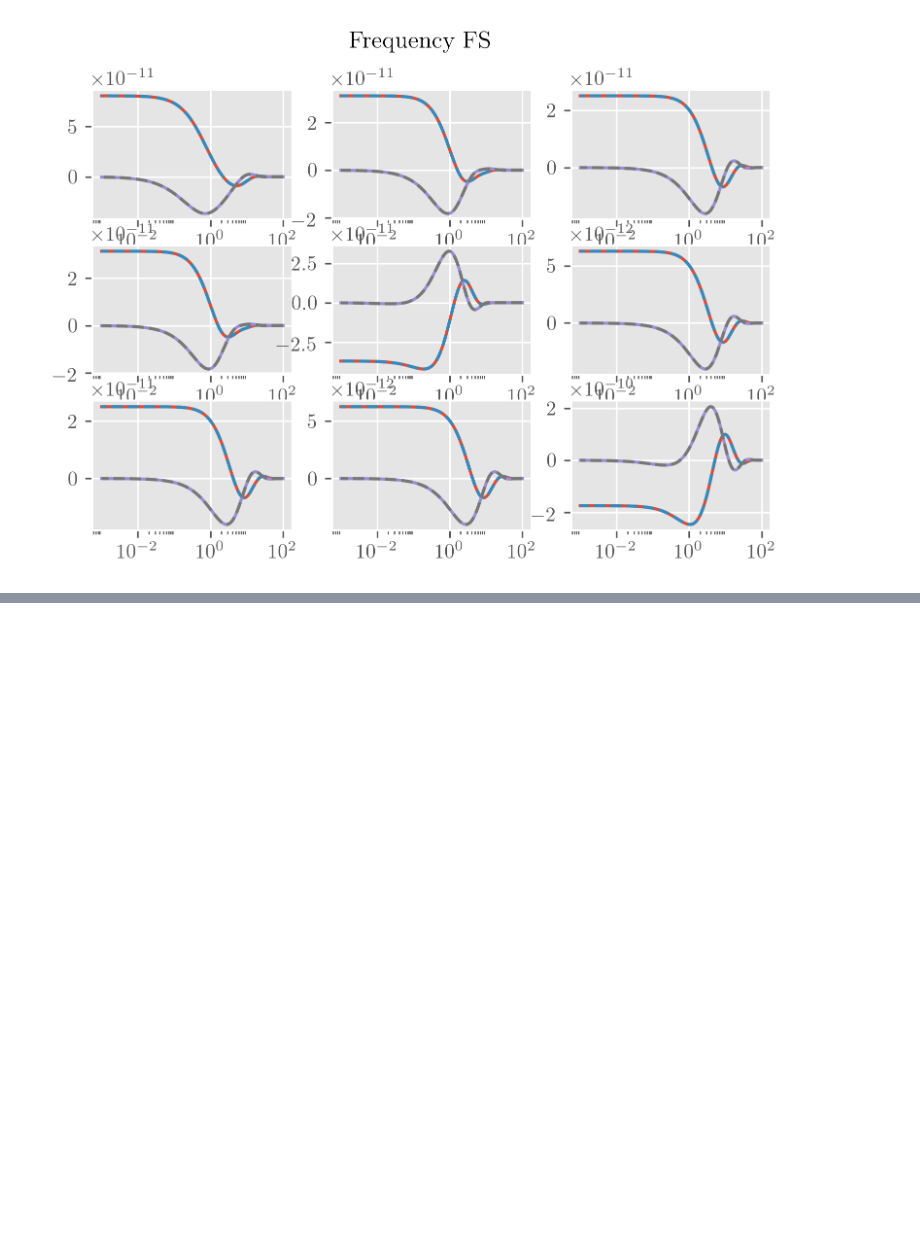
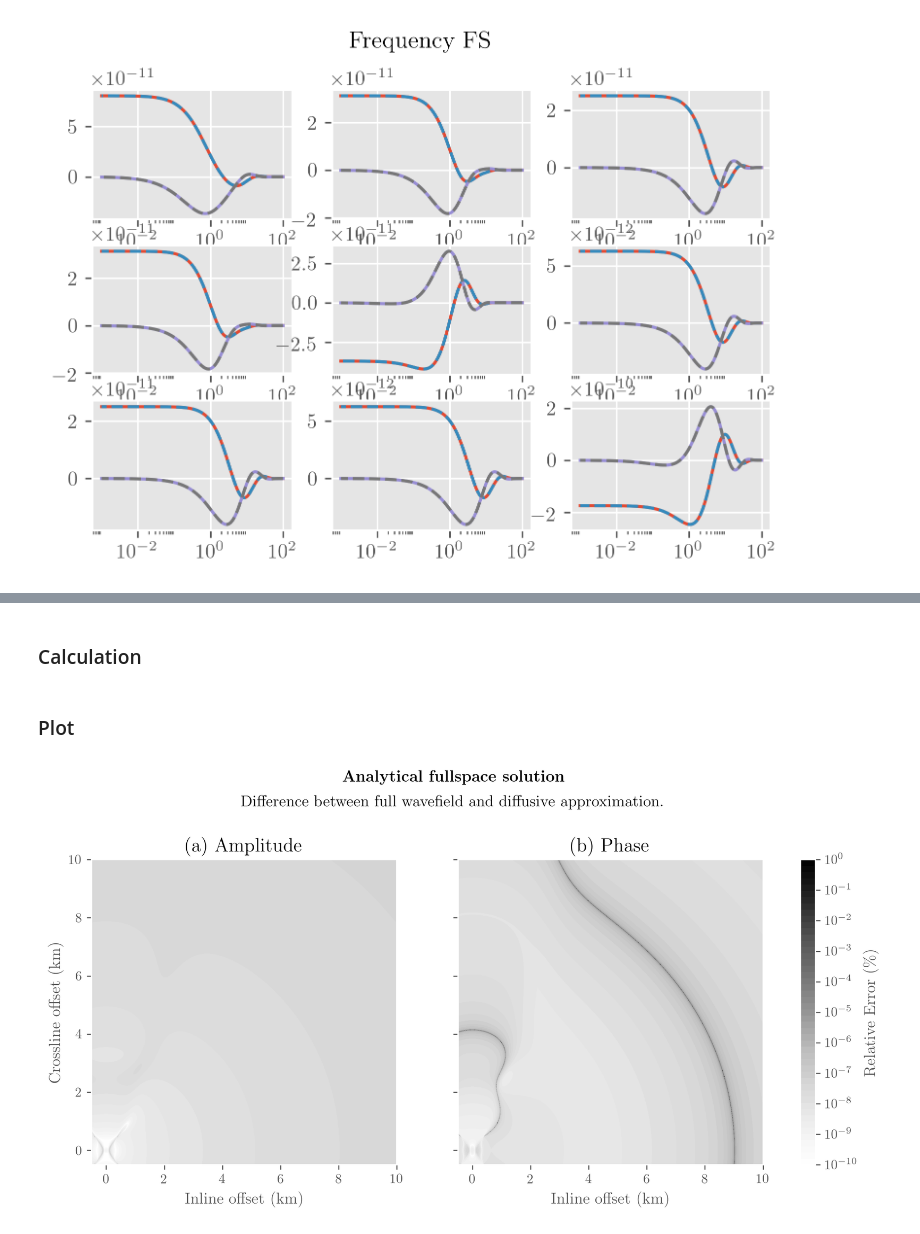
Before and after one commit to emsig/empymod-examples, a Jupyter notebook: Halfspace-Dipole_comparison.ipynb, the cells around one changed output, grey strips where cells are left out. Saved outputs shown, nothing was run; the diff lists cells and outputs as text; code cells hidden in the pictures; blank space fills up the shorter version.

Commit message:
Added full/diffusive comparison

```diff
--- a/Halfspace-Dipole_comparison.ipynb
+++ b/Halfspace-Dipole_comparison.ipynb
@@ -139,3 +161,60 @@ plt.show()
+# %% [markdown]
+### Calculation
+# %%
+# Halfspace
+hs = halfspace(rx.ravel(), ry.ravel(), zsrc, zrec, res, freq, aniso, ab, output='fs')
+hs = hs.reshape(np.shape(rx))
+
+# Fullspace
+fs = dipole([0, 0, zsrc], [rx.ravel(), ry.ravel(), zrec], [], res, freqtime=freq, aniso=aniso, ab=ab, xdirect=True,
+            epermH=epermH, epermV=epermV, mpermH=mpermH, mpermV=mpermV, verb=0)
+fs = fs.reshape(np.shape(rx))
+
+# Relative error (%)
+amperr = np.abs((np.abs(fs) - np.abs(hs))/np.abs(fs))*100
+phaerr = np.abs((np.angle(fs) - np.angle(hs))/np.angle(fs))*100
+# %% [markdown]
+### Plot
+# %%
+fig, axs = plt.subplots(figsize=(10, 4.2), nrows=1, ncols=2, sharex=True, sharey=True)
+
+# Min and max, properties
+vmin = 1e-10
+vmax = 1e0
+props = {'levels': np.logspace(np.log10(vmin), np.log10(vmax), 50), 'locator': mpl.ticker.LogLocator(), 'cmap': 'Greys'}
+
+# Plot amplitude error
+plt.sca(axs[0])
+plt.title(r'(a) Amplitude')
+cf1 = plt.contourf(rx/1000, ry/1000, amperr.clip(vmin, vmax), **props)
+plt.ylabel('Crossline offset (km)')
+plt.xlabel('Inline offset (km)')
+plt.xlim(min(x)/1000, max(x)/1000)
+plt.ylim(min(x)/1000, max(x)/1000)
+plt.axis('equal')
+
+# Plot phase error
+plt.sca(axs[1])
+plt.title(r'(b) Phase')
+cf2 = plt.contourf(rx/1000, ry/1000, phaerr.clip(vmin, vmax), **props)
+plt.xlabel('Inline offset (km)')
+plt.xlim(min(x)/1000, max(x)/1000)
+plt.ylim(min(x)/1000, max(x)/1000)
+plt.axis('equal')
+
+# Title
+plt.suptitle(r'{\bf \hspace{2cm} Analytical fullspace solution\\[.5em]}Difference between full wavefield and diffusive approximation.',
+             y=1.1)
+
+# Plot colorbar
+cax, kw = mpl.colorbar.make_axes([axs[0], axs[1]], location='right', fraction=.05, pad=0.05, aspect=20)
+cb = plt.colorbar(cf2, cax=cax, ticks=10**(-(np.arange(13.)[::-1])+2), **kw)
+cb.set_label(r'Relative Error $(\%)$')
+
+# Show
+plt.show()
+# %% [output]
+[figure, added]
 # %%
 import printinfo
 printinfo.info()
```
Also changed, not shown: parts of 5 cells of this notebook.
